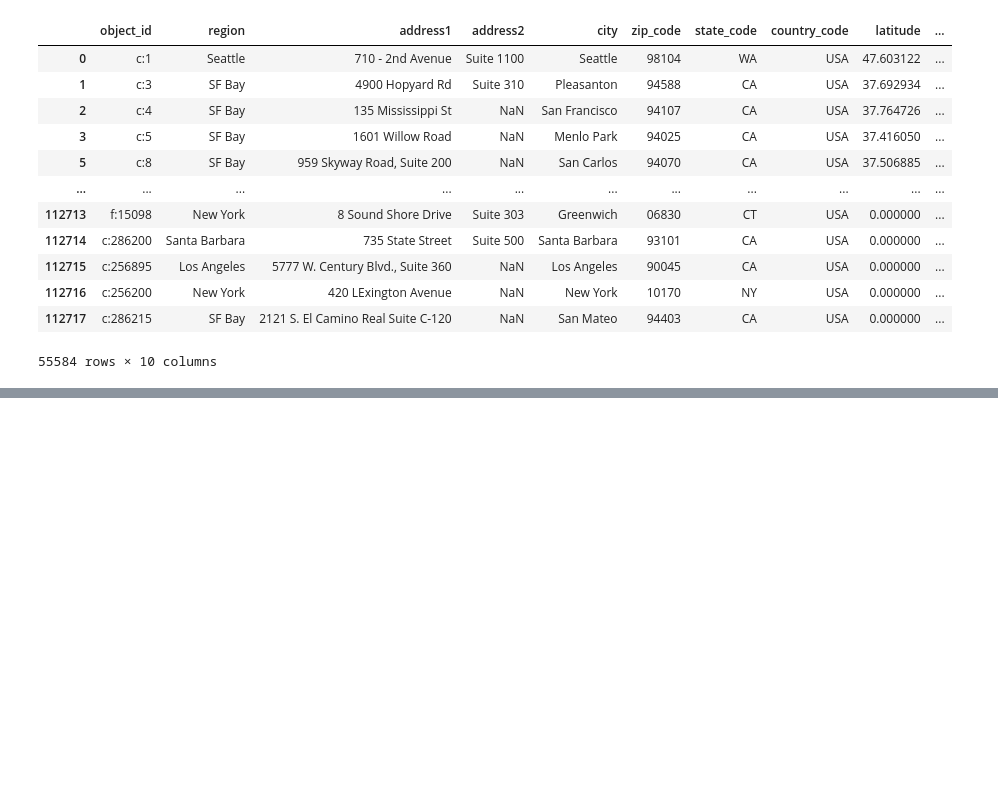
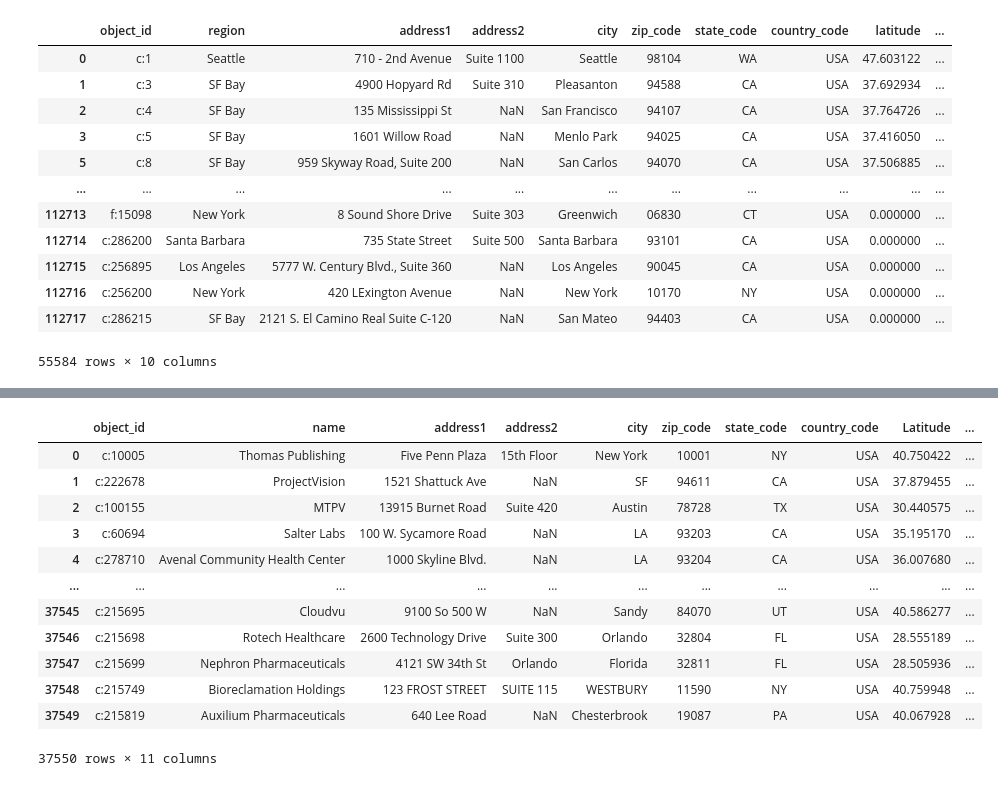
Before and after one commit to PaulIsenberg/FWIP_Venture, a Jupyter notebook: US Offices.ipynb, the cells around one changed output, grey strips where cells are left out. Drawn from its saved outputs; the diff is of its cells as text; code cells hidden in the pictures; blank space fills up the shorter version.

```diff
--- a/US Offices.ipynb
+++ b/US Offices.ipynb
@@ -120,0 +194,17 @@ usa_office
+# %%
+location = pd.read_csv(path +'locations_complete2.csv', index_col=0)
+location
+# %% [output]
+|  | object_id | name | address1 | address2 | city | zip_code | state_code | country_code | Latitude | ... |
+| 0 | c:10005 | Thomas Publishing | Five Penn Plaza | 15th Floor | New York | 10001 | NY | USA | 40.750422 | ... |
+| 1 | c:222678 | ProjectVision | 1521 Shattuck Ave | NaN | SF | 94611 | CA | USA | 37.879455 | ... |
+| 2 | c:100155 | MTPV | 13915 Burnet Road | Suite 420 | Austin | 78728 | TX | USA | 30.440575 | ... |
+| 3 | c:60694 | Salter Labs | 100 W. Sycamore Road | NaN | LA | 93203 | CA | USA | 35.195170 | ... |
+| 4 | c:278710 | Avenal Community Health Center | 1000 Skyline Blvd. | NaN | LA | 93204 | CA | USA | 36.007680 | ... |
+| ... | ... | ... | ... | ... | ... | ... | ... | ... | ... | ... |
+| 37545 | c:215695 | Cloudvu | 9100 So 500 W | NaN | Sandy | 84070 | UT | USA | 40.586277 | ... |
+| 37546 | c:215698 | Rotech Healthcare | 2600 Technology Drive | Suite 300 | Orlando | 32804 | FL | USA | 28.555189 | ... |
+| 37547 | c:215699 | Nephron Pharmaceuticals | 4121 SW 34th St | Orlando | Florida | 32811 | FL | USA | 28.505936 | ... |
+| 37548 | c:215749 | Bioreclamation Holdings | 123 FROST STREET | SUITE 115 | WESTBURY | 11590 | NY | USA | 40.759948 | ... |
+| 37549 | c:215819 | Auxilium Pharmaceuticals | 640 Lee Road | NaN | Chesterbrook | 19087 | PA | USA | 40.067928 | ... |
+37550 rows × 11 columns
```
Also changed, not shown: parts of 9 cells of this notebook, 2 other files.
